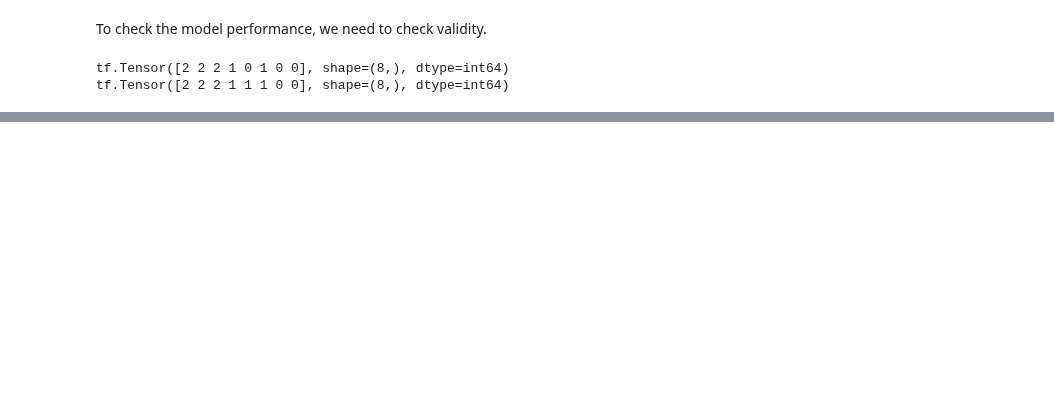
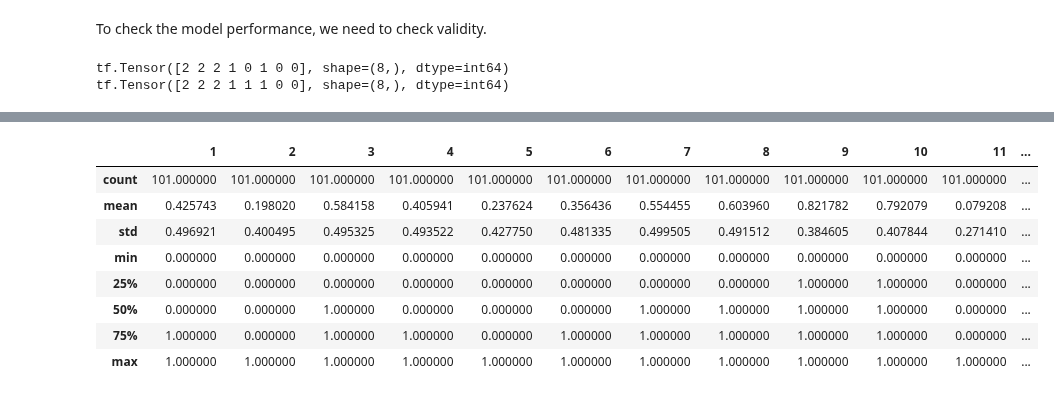
Before and after one commit to goodboychan/goodboychan.github.io, a Jupyter notebook: _notebooks/2020-09-10-01-Softmax-Regression.ipynb, the cells around one changed output, grey strips where cells are left out. Saved outputs shown, nothing was run; the diff lists cells and outputs as text; code cells hidden in the pictures; blank space fills up the shorter version.

```diff
--- a/_notebooks/2020-09-10-01-Softmax-Regression.ipynb
+++ b/_notebooks/2020-09-10-01-Softmax-Regression.ipynb
@@ -185,0 +192,5 @@ tf.Tensor([2 2 2 1 1 1 0 0], shape=(8,), dtype=int64)
+# %%
+import pandas as pd
+
+df = pd.read_csv('./dataset/zoo.data', header=None)
+df.head()
@@ -185,0 +206,3 @@ tf.Tensor([2 2 2 1 1 1 0 0], shape=(8,), dtype=int64)
+# %%
+df = df.drop(0, axis=1)
+df.head()
@@ -185,0 +238,12 @@ tf.Tensor([2 2 2 1 1 1 0 0], shape=(8,), dtype=int64)
+# %%
+df.describe()
+# %% [output]
+|  | 1 | 2 | 3 | 4 | 5 | 6 | 7 | 8 | 9 | 10 | 11 | ... |
+| count | 101.000000 | 101.000000 | 101.000000 | 101.000000 | 101.000000 | 101.000000 | 101.000000 | 101.000000 | 101.000000 | 101.000000 | 101.000000 | ... |
+| mean | 0.425743 | 0.198020 | 0.584158 | 0.405941 | 0.237624 | 0.356436 | 0.554455 | 0.603960 | 0.821782 | 0.792079 | 0.079208 | ... |
+| std | 0.496921 | 0.400495 | 0.495325 | 0.493522 | 0.427750 | 0.481335 | 0.499505 | 0.491512 | 0.384605 | 0.407844 | 0.271410 | ... |
+| min | 0.000000 | 0.000000 | 0.000000 | 0.000000 | 0.000000 | 0.000000 | 0.000000 | 0.000000 | 0.000000 | 0.000000 | 0.000000 | ... |
+| 25% | 0.000000 | 0.000000 | 0.000000 | 0.000000 | 0.000000 | 0.000000 | 0.000000 | 0.000000 | 1.000000 | 1.000000 | 0.000000 | ... |
+| 50% | 0.000000 | 0.000000 | 1.000000 | 0.000000 | 0.000000 | 0.000000 | 1.000000 | 1.000000 | 1.000000 | 1.000000 | 0.000000 | ... |
+| 75% | 1.000000 | 0.000000 | 1.000000 | 1.000000 | 0.000000 | 1.000000 | 1.000000 | 1.000000 | 1.000000 | 1.000000 | 0.000000 | ... |
+| max | 1.000000 | 1.000000 | 1.000000 | 1.000000 | 1.000000 | 1.000000 | 1.000000 | 1.000000 | 1.000000 | 1.000000 | 1.000000 | ... |
```
Also changed, not shown: parts of 21 cells of this notebook, 1 other file.
